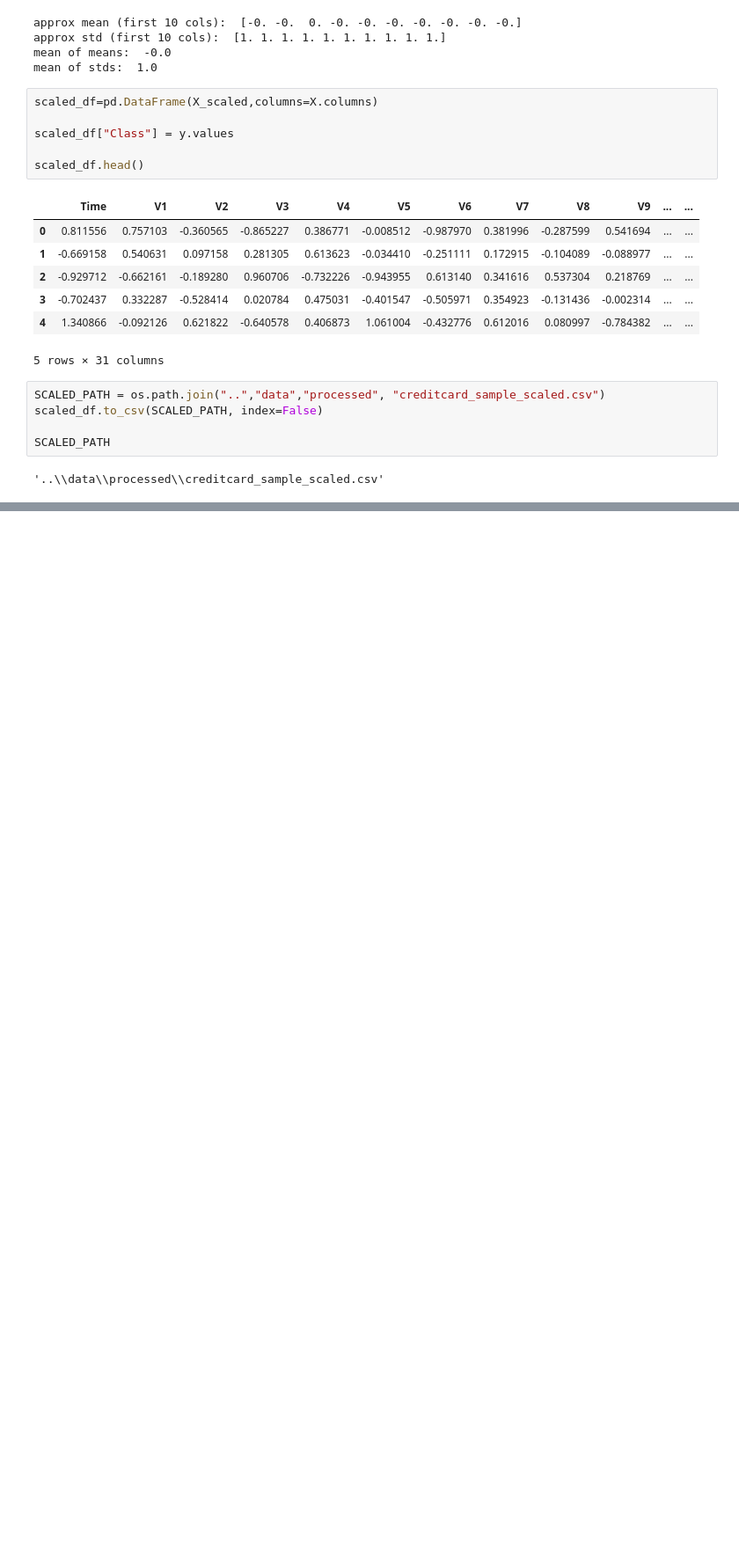
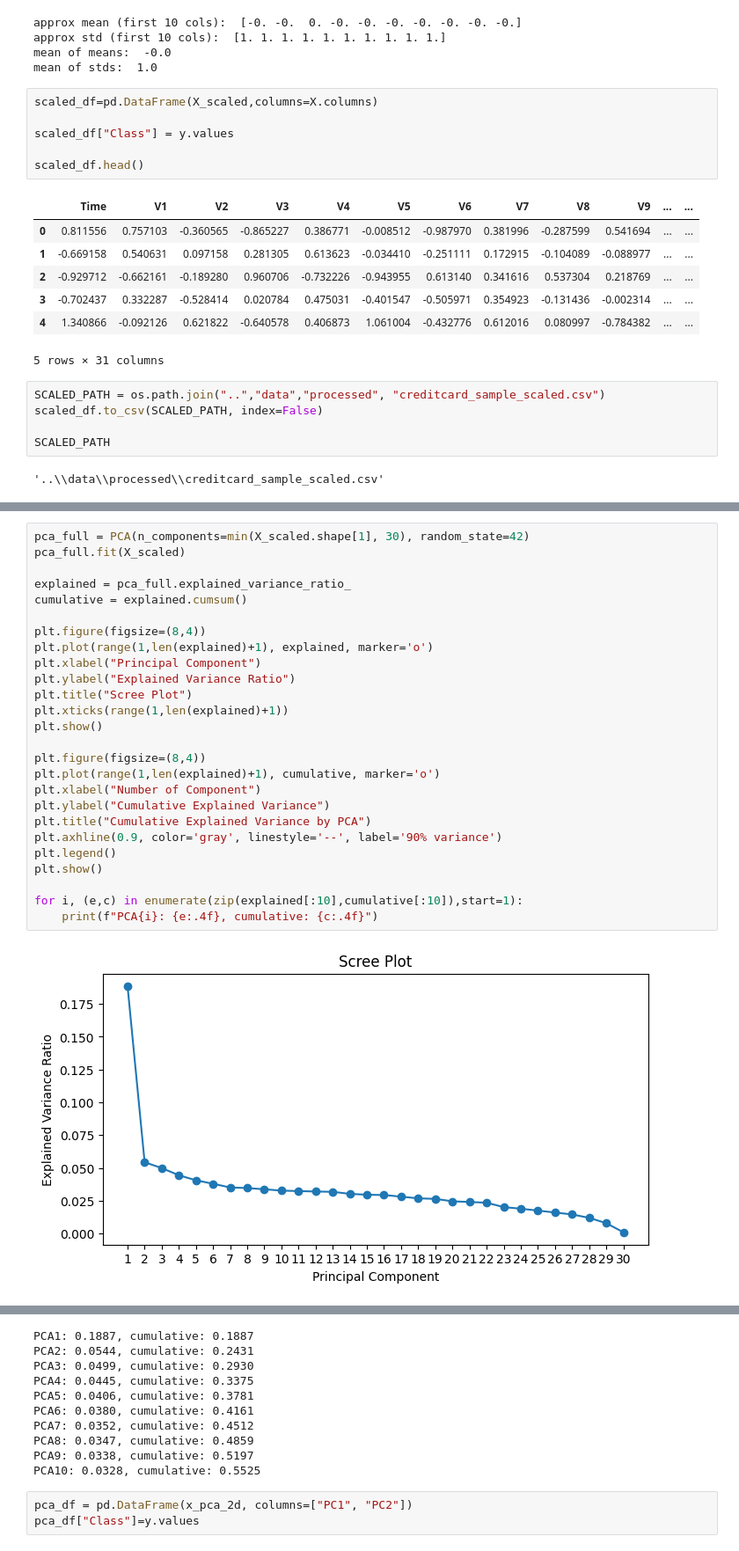
Before and after one commit to rkbalolkhan/ml2-unsupervised-creditcard-fraud, a Jupyter notebook: notebooks/02_preprocessing_pca_clustering.ipynb, the cells around one changed output, grey strips where cells are left out. Shown: that part at 88% size. Saved outputs shown, nothing was run; the diff lists cells and outputs as text; blank space fills up the shorter version.

```diff
--- a/notebooks/02_preprocessing_pca_clustering.ipynb
+++ b/notebooks/02_preprocessing_pca_clustering.ipynb
@@ -138,0 +158,28 @@ scaler_path
+# %%
+pca_full = PCA(n_components=min(X_scaled.shape[1], 30), random_state=42)
+pca_full.fit(X_scaled)
+
+explained = pca_full.explained_variance_ratio_
+cumulative = explained.cumsum()
+
+plt.figure(figsize=(8,4))
+plt.plot(range(1,len(explained)+1), explained, marker='o')
+plt.xlabel("Principal Component")
+plt.ylabel("Explained Variance Ratio")
+plt.title("Scree Plot")
+plt.xticks(range(1,len(explained)+1))
+plt.show()
+
+plt.figure(figsize=(8,4))
+plt.plot(range(1,len(explained)+1), cumulative, marker='o')
+plt.xlabel("Number of Component")
+plt.ylabel("Cumulative Explained Variance")
+plt.title("Cumulative Explained Variance by PCA")
+plt.axhline(0.9, color='gray', linestyle='--', label='90% variance')
+plt.legend()
+plt.show()
+
+for i, (e,c) in enumerate(zip(explained[:10],cumulative[:10]),start=1):
+    print(f"PCA{i}: {e:.4f}, cumulative: {c:.4f}")
+# %% [output]
+[figure, added]
@@ -138,0 +187,13 @@ scaler_path
+PCA1: 0.1887, cumulative: 0.1887
+PCA2: 0.0544, cumulative: 0.2431
+PCA3: 0.0499, cumulative: 0.2930
+PCA4: 0.0445, cumulative: 0.3375
+PCA5: 0.0406, cumulative: 0.3781
+PCA6: 0.0380, cumulative: 0.4161
+PCA7: 0.0352, cumulative: 0.4512
+PCA8: 0.0347, cumulative: 0.4859
+PCA9: 0.0338, cumulative: 0.5197
+PCA10: 0.0328, cumulative: 0.5525
+# %%
+pca_df = pd.DataFrame(x_pca_2d, columns=["PC1", "PC2"])
+pca_df["Class"]=y.values
```
Also changed, not shown: parts of 11 cells of this notebook, 2 other files.
